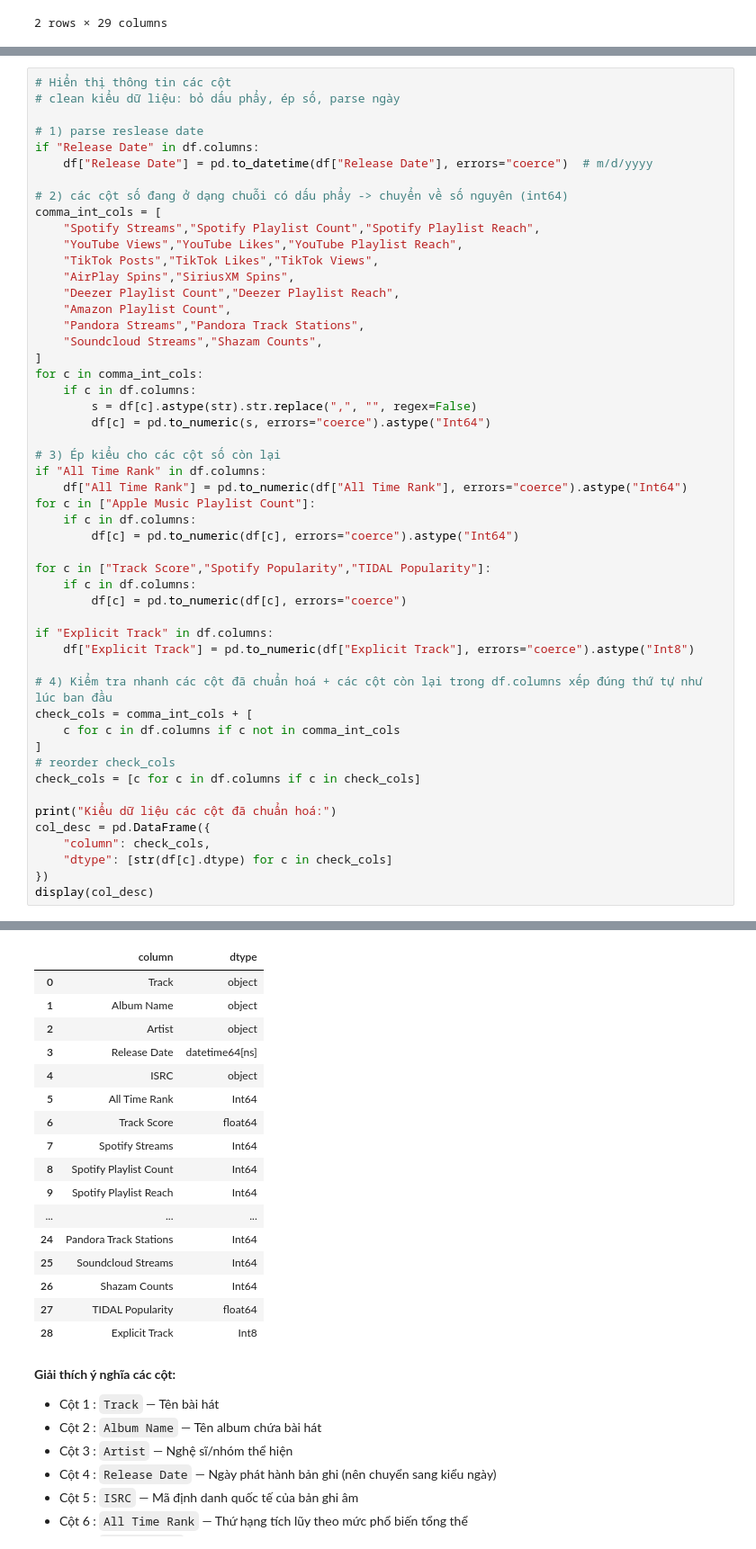
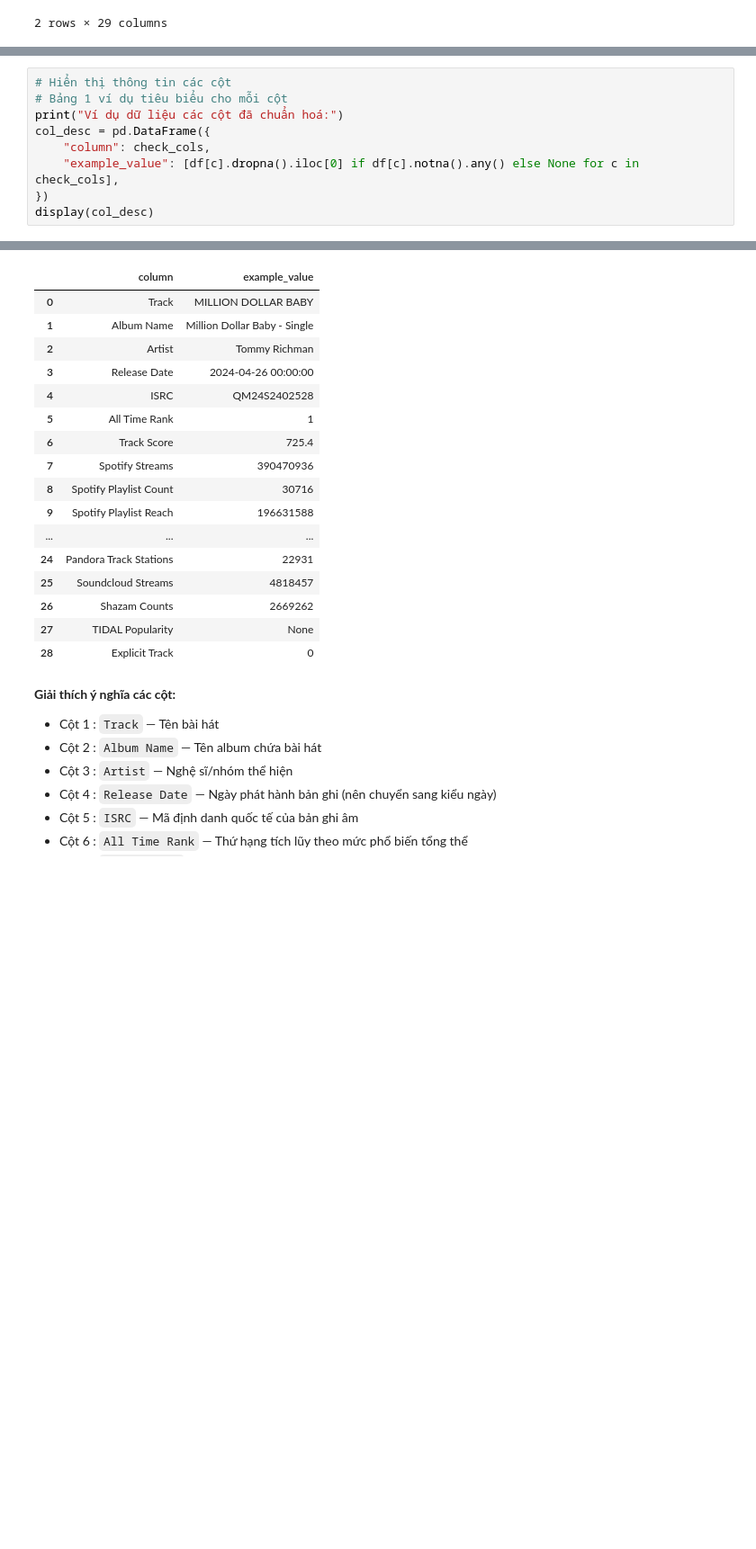
Before and after one commit to Trung0Minh/K23-KHDL-FinalProject, a Jupyter notebook: Spotify2024.ipynb, the cells around one changed output, grey strips where cells are left out. Shown at 90% size. Drawn from its saved outputs; the diff is of its cells as text; blank space fills up the shorter version.

Commit message:
fix(table): fewer but accurately demanded columns for tables

```diff
--- a/Spotify2024.ipynb
+++ b/Spotify2024.ipynb
@@ -121,52 +160,10 @@ Dòng trùng lặp:
 # %%
 # Hiển thị thông tin các cột
-# clean kiểu dữ liệu: bỏ dấu phẩy, ép số, parse ngày
-
-# 1) parse reslease date
-if "Release Date" in df.columns:
-    df["Release Date"] = pd.to_datetime(df["Release Date"], errors="coerce")  # m/d/yyyy
-
-# 2) các cột số đang ở dạng chuỗi có dấu phẩy -> chuyển về số nguyên (int64)
-comma_int_cols = [
-    "Spotify Streams","Spotify Playlist Count","Spotify Playlist Reach",
-    "YouTube Views","YouTube Likes","YouTube Playlist Reach",
-    "TikTok Posts","TikTok Likes","TikTok Views",
-    "AirPlay Spins","SiriusXM Spins",
-    "Deezer Playlist Count","Deezer Playlist Reach",
-    "Amazon Playlist Count",
-    "Pandora Streams","Pandora Track Stations",
-    "Soundcloud Streams","Shazam Counts",
-]
-for c in comma_int_cols:
-    if c in df.columns:
-        s = df[c].astype(str).str.replace(",", "", regex=False)
-        df[c] = pd.to_numeric(s, errors="coerce").astype("Int64")
-
-# 3) Ép kiểu cho các cột số còn lại
-if "All Time Rank" in df.columns:
-    df["All Time Rank"] = pd.to_numeric(df["All Time Rank"], errors="coerce").astype("Int64")
-for c in ["Apple Music Playlist Count"]:
-    if c in df.columns:
-        df[c] = pd.to_numeric(df[c], errors="coerce").astype("Int64")
-
-for c in ["Track Score","Spotify Popularity","TIDAL Popularity"]:
-    if c in df.columns:
-        df[c] = pd.to_numeric(df[c], errors="coerce")
-
-if "Explicit Track" in df.columns:
-    df["Explicit Track"] = pd.to_numeric(df["Explicit Track"], errors="coerce").astype("Int8")
-
-# 4) Kiểm tra nhanh các cột đã chuẩn hoá + các cột còn lại trong df.columns xếp đúng thứ tự như lúc ban đầu
-check_cols = comma_int_cols + [
-    c for c in df.columns if c not in comma_int_cols
-]
-# reorder check_cols
-check_cols = [c for c in df.columns if c in check_cols]
-
-print("Kiểu dữ liệu các cột đã chuẩn hoá:")
+# Bảng 1 ví dụ tiêu biểu cho mỗi cột
+print("Ví dụ dữ liệu các cột đã chuẩn hoá:")
 col_desc = pd.DataFrame({
     "column": check_cols,
-    "dtype": [str(df[c].dtype) for c in check_cols]
+    "example_value": [df[c].dropna().iloc[0] if df[c].notna().any() else None for c in check_cols],
 })
 display(col_desc)
 # %% [output]
@@ -174,20 +171,20 @@ Kiểu dữ liệu các cột đã chuẩn hoá:
-|  | column | dtype |
-| 0 | Track | object |
-| 1 | Album Name | object |
-| 2 | Artist | object |
-| 3 | Release Date | datetime64[ns] |
-| 4 | ISRC | object |
-| 5 | All Time Rank | Int64 |
-| 6 | Track Score | float64 |
-| 7 | Spotify Streams | Int64 |
-| 8 | Spotify Playlist Count | Int64 |
-| 9 | Spotify Playlist Reach | Int64 |
+|  | column | example_value |
+| 0 | Track | MILLION DOLLAR BABY |
+| 1 | Album Name | Million Dollar Baby - Single |
+| 2 | Artist | Tommy Richman |
+| 3 | Release Date | 2024-04-26 00:00:00 |
+| 4 | ISRC | QM24S2402528 |
+| 5 | All Time Rank | 1 |
+| 6 | Track Score | 725.4 |
+| 7 | Spotify Streams | 390470936 |
+| 8 | Spotify Playlist Count | 30716 |
+| 9 | Spotify Playlist Reach | 196631588 |
 | ... | ... | ... |
-| 24 | Pandora Track Stations | Int64 |
-| 25 | Soundcloud Streams | Int64 |
-| 26 | Shazam Counts | Int64 |
-| 27 | TIDAL Popularity | float64 |
-| 28 | Explicit Track | Int8 |
+| 24 | Pandora Track Stations | 22931 |
+| 25 | Soundcloud Streams | 4818457 |
+| 26 | Shazam Counts | 2669262 |
+| 27 | TIDAL Popularity | None |
+| 28 | Explicit Track | 0 |
 # %% [markdown]
 **Giải thích ý nghĩa các cột:**
 - Cột 1 : `Track` — Tên bài hát
```
Also changed, not shown: parts of 6 cells of this notebook.
